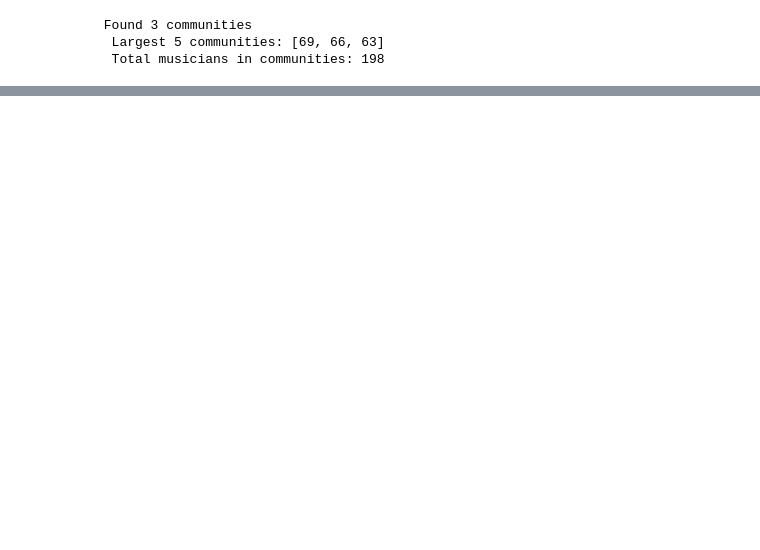
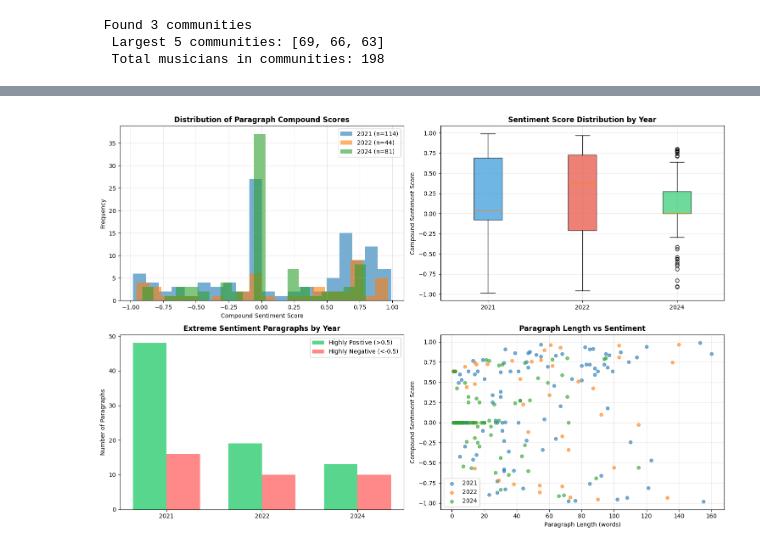
Before and after one commit to uwsthoughts/dolly_shield, a Jupyter notebook: data620_finalwork/data_620_finalredux_Kevin_Kirby.ipynb, the cells around one changed output, grey strips where cells are left out. Cells and saved outputs as stored; diff of their text form; code cells hidden in the pictures; blank space fills up the shorter version.

```diff
--- a/data620_finalwork/data_620_finalredux_Kevin_Kirby.ipynb
+++ b/data620_finalwork/data_620_finalredux_Kevin_Kirby.ipynb
@@ -100,0 +213,68 @@ plt.savefig('/Users/uwsthoughts/Desktop/local_files/redo/jazz_final.png', dpi=15
+# %%
+all_paragraphs = {
+    '2021': intra_vibe,
+    '2022': intra_vibe_2022,
+    '2024': intra_vibe_2024
+}
+
+fig, axes = plt.subplots(2, 2, figsize=(15, 10))
+
+ax1 = axes[0, 0]
+for year, data in all_paragraphs.items():
+    compounds = [p['compound'] for p in data]
+    ax1.hist(compounds, bins=20, alpha=0.6, label=f'{year} (n={len(compounds)})')
+ax1.set_title('Distribution of Paragraph Compound Scores', fontweight='bold')
+ax1.set_xlabel('Compound Sentiment Score')
+ax1.set_ylabel('Frequency')
+ax1.legend()
+ax1.grid(True, alpha=0.3)
+
+ax2 = axes[0, 1]
+compound_data = [all_paragraphs[year] for year in ['2021', '2022', '2024']]
+compound_scores_by_year = [[p['compound'] for p in data] for data in compound_data]
+box_plot = ax2.boxplot(compound_scores_by_year, labels=years, patch_artist=True)
+colors = ['#3498db', '#e74c3c', '#2ecc71']
+for patch, color in zip(box_plot['boxes'], colors):
+    patch.set_facecolor(color)
+    patch.set_alpha(0.7)
+ax2.set_title('Sentiment Score Distribution by Year', fontweight='bold')
+ax2.set_ylabel('Compound Sentiment Score')
+ax2.grid(True, alpha=0.3)
+
+ax3 = axes[1, 0]
+extreme_counts = {'Most Positive (>0.5)': [], 'Most Negative (<-0.5)': []}
+for year, data in all_paragraphs.items():
+    compounds = [p['compound'] for p in data]
+    pos_extreme = sum(1 for c in compounds if c > 0.5)
+    neg_extreme = sum(1 for c in compounds if c < -0.5)
+    extreme_counts['Most Positive (>0.5)'].append(pos_extreme)
+    extreme_counts['Most Negative (<-0.5)'].append(neg_extreme)
+
+x = np.arange(len(years))
+width = 0.35
+ax3.bar(x - width/2, extreme_counts['Most Positive (>0.5)'], width,
+        label='Highly Positive (>0.5)', color='#2ecc71', alpha=0.8)
+ax3.bar(x + width/2, extreme_counts['Most Negative (<-0.5)'], width,
+        label='Highly Negative (<-0.5)', color='#ff6b6b', alpha=0.8)
+ax3.set_title('Extreme Sentiment Paragraphs by Year', fontweight='bold')
+ax3.set_ylabel('Number of Paragraphs')
+ax3.set_xticks(x)
+ax3.set_xticklabels(years)
+ax3.legend()
+
+ax4 = axes[1, 1]
+for year, data in all_paragraphs.items():
+    lengths = [len(p['paragraph'].split()) for p in data]
+    compounds = [p['compound'] for p in data]
+    ax4.scatter(lengths, compounds, alpha=0.6, label=year, s=30)
+ax4.set_title('Paragraph Length vs Sentiment', fontweight='bold')
+ax4.set_xlabel('Paragraph Length (words)')
+ax4.set_ylabel('Compound Sentiment Score')
+ax4.legend()
+ax4.grid(True, alpha=0.3)
+
+plt.tight_layout()
+plt.savefig('/Users/uwsthoughts/Desktop/github_sync/dolly_shield/data620_finalwork/paragraph_sentiment_analysis.png', dpi=150, bbox_inches='tight')
+plt.show()
+# %% [output]
+[figure, added]
```
Also changed, not shown: parts of 19 cells of this notebook, 3 other files.
